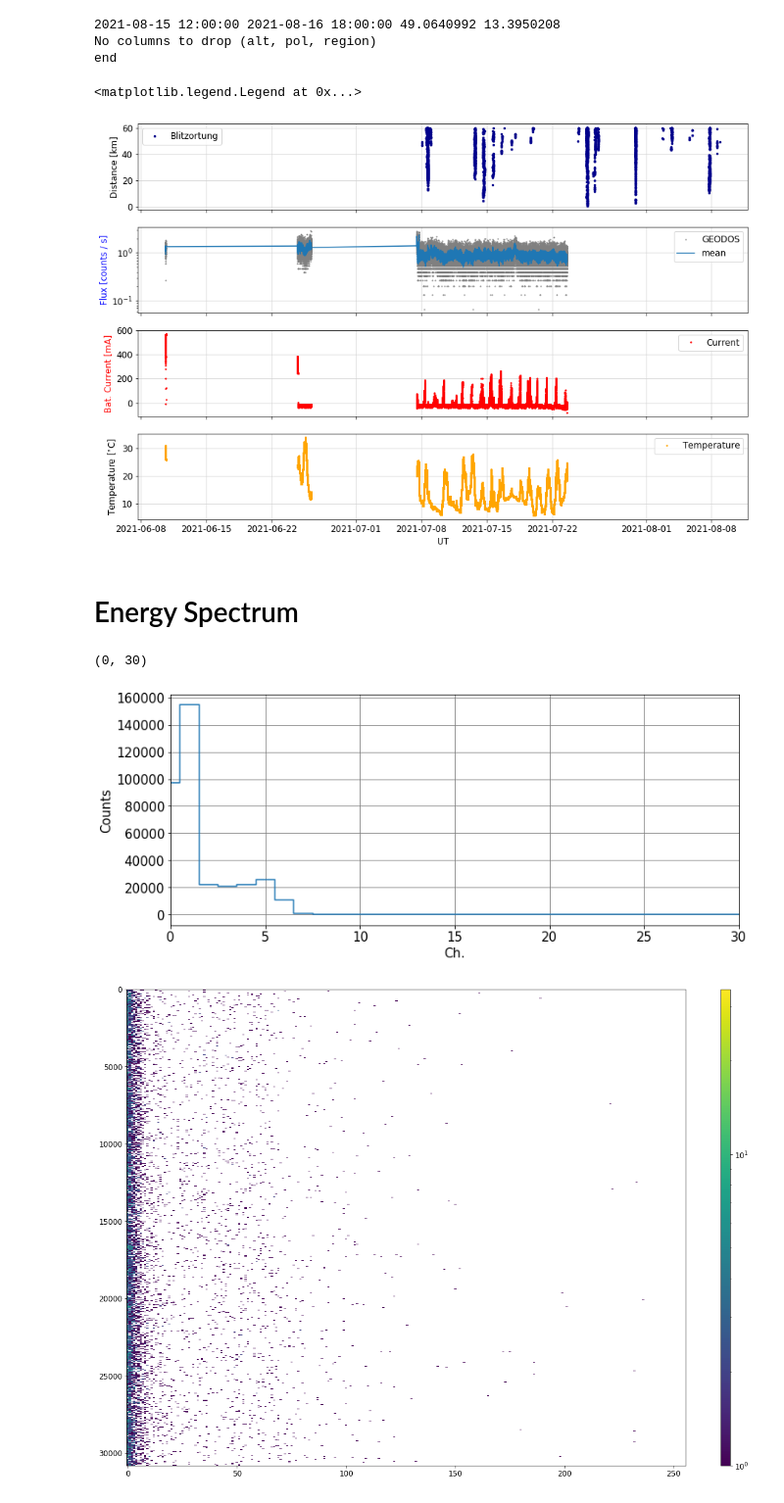
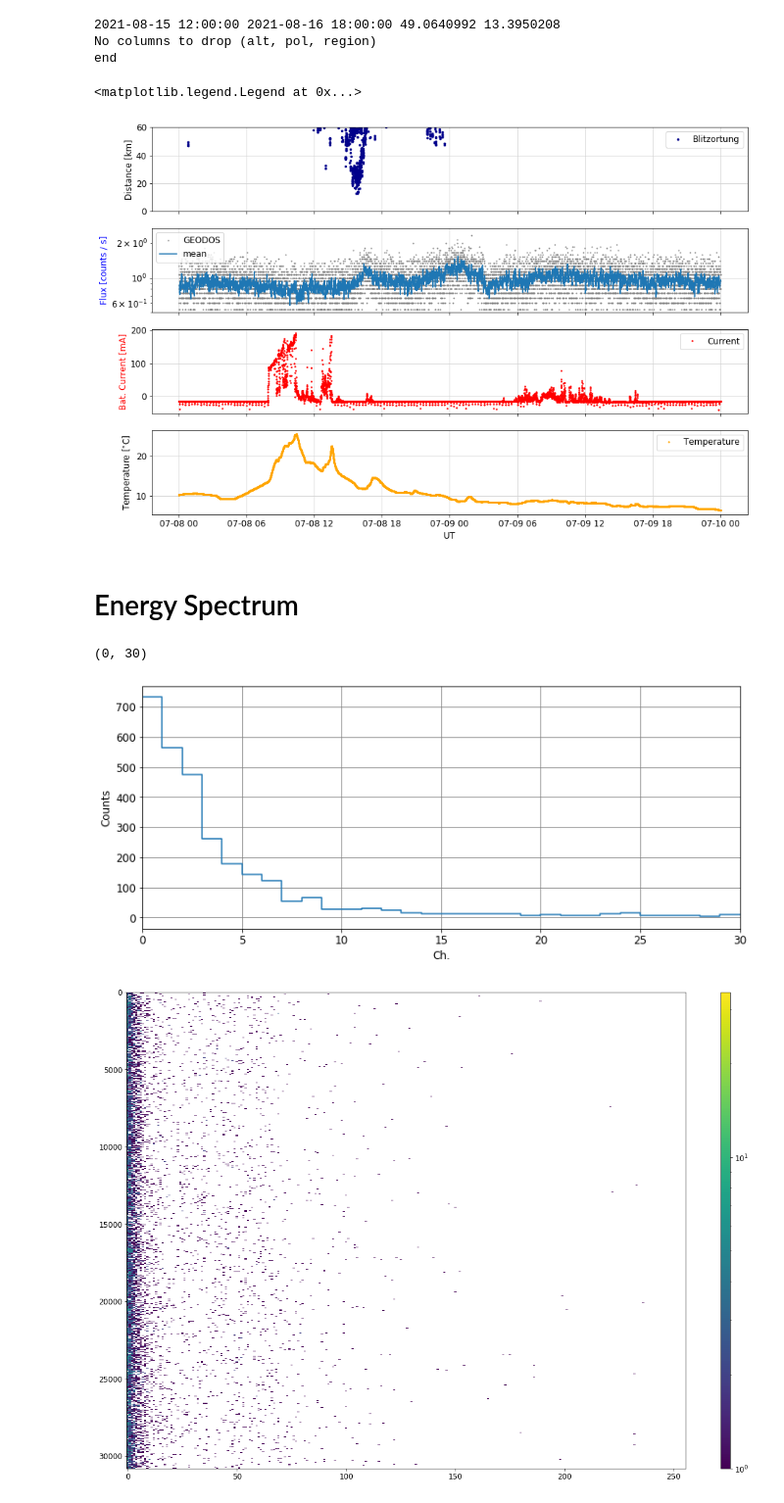
Before and after one commit to UniversalScientificTechnologies/GEODOS01, a Jupyter notebook: notebooks/GEODOS-specrum_pro_olenu.ipynb, the cells around one changed output. Shown: that part at 98% size. Saved outputs shown, nothing was run; the diff lists cells and outputs as text; code cells hidden in the pictures.

```diff
--- a/notebooks/GEODOS-specrum_pro_olenu.ipynb
+++ b/notebooks/GEODOS-specrum_pro_olenu.ipynb
@@ -18,7 +18,7 @@ Populating the interactive namespace from numpy and matplotlib
 ## Read Logfile
 # %%
 dto = '/storage/stations/Polednik/geodos/2021/08/10/210812'
-dto = '/storage/stations/Polednik/geodos/2021/08/13/210720'
+#dto = '/storage/stations/Polednik/geodos/2021/08/13/210720'
 #dto = '/storage/stations/Polednik/geodos/2021/10/10'
 #dto = '/storage/stations/Polednik/geodos/2021/10/13'
 #dto = '/storage/stations/Polednik/geodos/2021/10/EC'
@@ -409,6 +403,9 @@ No columns to drop (alt, pol, region)
 end
 # %%
 WINDOW = 10
+
+FROM = '2021-07-08 00:00:00'
+TO = '2021-07-10 00:00:00'
 
 blitz = pd.read_csv(dto + "/blitz.csv")
 blitz['date'] = pd.to_datetime(blitz['date'])
@@ -420,38 +417,40 @@ matplotlib.rcParams.update({'font.size': 12})
 xx = histogram.copy()
 xx.set_index('UTC', inplace = True, drop=False)
 #xx = xx.loc['2021-08-15 12:00:00':'2021-08-16 18:00:00']
-#xx = xx.loc['2021-08-15 18:00:00':'2021-08-16 18:15:00']
+xx = xx.loc[FROM:TO]
+
+blitzblitz = blitz.loc[FROM:TO]
 
 xx['flux'] = (xx.iloc[:,range(NOISE_LEVEL,LAST_CHANNEL)].sum(axis=1))
 xx['fluxmean'] = xx['flux'].rolling(WINDOW).mean()
 
 ax3.plot(xx['flux']/15, marker='.', color='gray', label='GEODOS', ms=2, linestyle='none')
 ax3.plot(xx['fluxmean']/15, label='mean')
 ax3.grid(b=True, which='major', color='lightgrey', linestyle='-')
 ax3.set_ylabel(r'Flux [counts / s]', color='blue')
 ax3.set_yscale('log')
-#ax3.set_ylim(2,300)
+ax3.set_ylim(0.5,)
 ax3.legend()
-
 
 ax4.plot(xx['temperature'], c='orange', label='Temperature', marker='.', ms=3, linewidth='1', linestyle='none', drawstyle='steps-mid')
 ax4.set_xlabel('UT')
 ax4.set_ylabel(r'Temperature [$^{\circ}$C]')
 ax4.grid(b=True, which='major', color='lightgrey', linestyle='-')
 ax4.legend()
 
-ax6.plot(blitz.index, blitz.km, ls='', marker='.', ms=5, label='Blitzortung', c='darkblue')
+ax6.plot(blitzblitz.index, blitzblitz.km, ls='', marker='.', ms=5, label='Blitzortung', c='darkblue')
 ax6.set_ylabel('Distance [km]')
 ax6.legend()
 ax6.grid(b=True, which='major', color='lightgrey', linestyle='-')
+ax6.set_ylim(0,60)
 
 ax5.plot(xx['current'], c='red', label='Current', marker='.', ms=3, linewidth='1', linestyle='none', drawstyle='steps-mid')
 ax5.set_ylabel('Bat. Current [mA]', color='red')
 ax5.grid(b=True, which='major', color='lightgrey', linestyle='-')
 ax5.legend()
 # %% [output]
 <matplotlib.legend.Legend at 0x...>
-[figure, old version]
+[figure, new version]
 # %% [markdown]
 # Energy Spectrum
 # %%
@@ -459,7 +458,8 @@ yy = histogram.copy()
 yy.set_index('UTC', inplace = True, drop=False)
 #yy = yy.loc['2021-08-15 11:00:00':'2021-08-16 18:00:00']
 #yy = yy.loc['2021-08-16 10:00:00':'2021-08-16 12:00:00']
-yy = yy.loc['2021-11-30 12:35:00':'2021-11-30 12:45:00']
+#yy = yy.loc['2021-11-30 12:35:00':'2021-11-30 12:45:00']
+yy = yy.loc['2021-07-08 17:00:00':'2021-07-08 18:00:00']
 
 yy = yy.rename(columns={x:y for x,y in zip(yy.columns[:258],range(0,258))})
 ener = yy.iloc[:,0:240].sum()
@@ -474,7 +474,7 @@ plt.grid(color='grey')
 plt.xlim([0,30])
 # %% [output]
 (0, 30)
-[figure, old version]
+[figure, new version]
 # %%
 from matplotlib.colors import LogNorm
 
```
Also changed, not shown: parts of 4 cells of this notebook.
